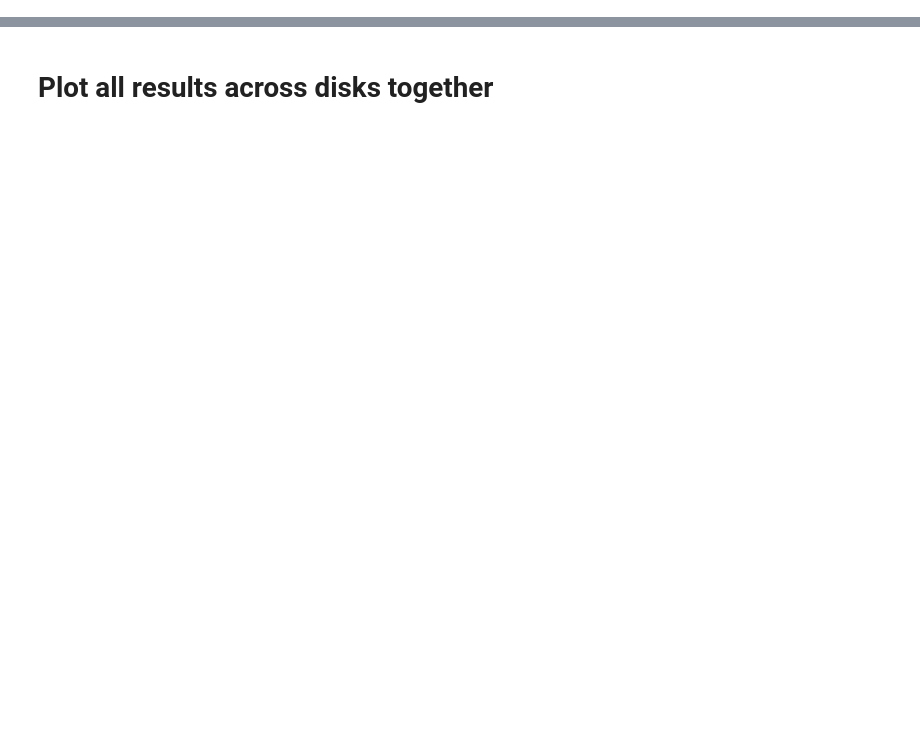
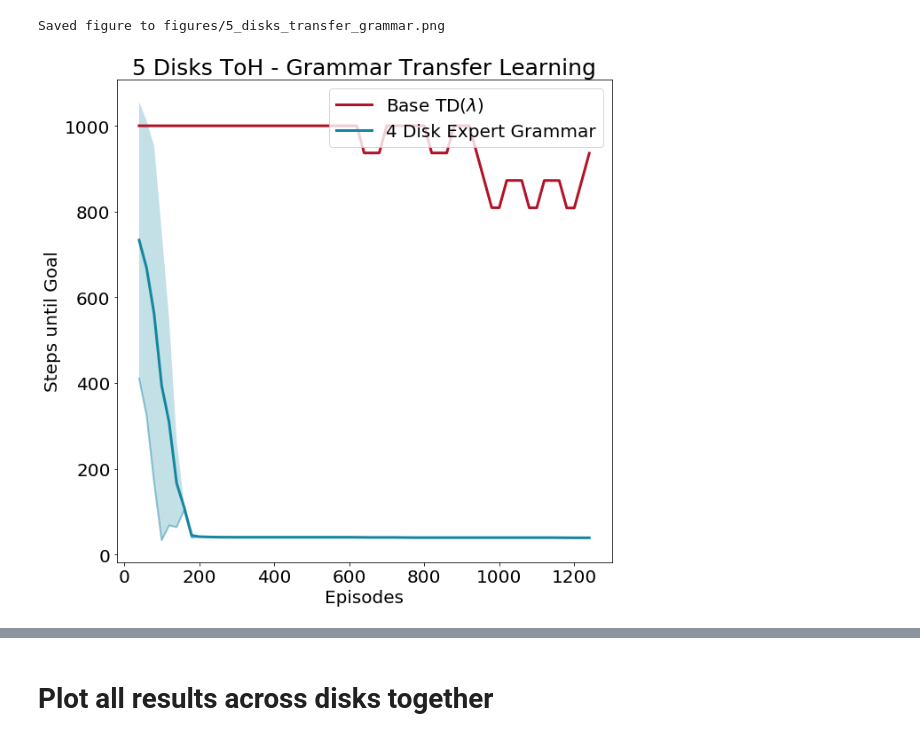
Before and after one commit to RobertTLange/action-grammars-hrl, a Jupyter notebook: visualizations.ipynb, the cells around one changed output, grey strips where cells are left out. Saved outputs shown, nothing was run; the diff lists cells and outputs as text; code cells hidden in the pictures; blank space fills up the shorter version.

```diff
--- a/visualizations.ipynb
+++ b/visualizations.ipynb
@@ -12,7 +15,7 @@ results_dir = "results/"
 
 results_4_q = np.loadtxt(results_dir + "4_disks_q.txt")
 results_5_q = np.loadtxt(results_dir + "5_disks_q.txt")
-# results_6_q = np.loadtxt(results_dir + "6_disks_q.txt")
+results_6_q = np.loadtxt(results_dir + "6_disks_q.txt")
 # results_7_q = np.loadtxt(results_dir + "7_disks_q.txt")
 
 results_4_smdp_imi = np.loadtxt(results_dir + "4_disks_smdp_imi.txt")
@@ -29,9 +50,16 @@ results_5_smdp_online_no_transfer = np.loadtxt(results_dir + "5_disks_smdp_onlin
 # %%
-its_5 = [results_5_q[:, 0], results_5_smdp_imi[:, 0]]
-steps_5 = [results_5_q[:, 1], results_5_smdp_imi[:, 1]]
-sd_steps_5 = [results_5_q[:, 2], results_5_smdp_imi[:, 2]]
+its_5 = [results_5_q[:, 0], results_5_smdp_transfer_4[:, 0]]
+steps_5 = [results_5_q[:, 1], results_5_smdp_transfer_4[:, 1]]
+sd_steps_5 = [results_5_q[:, 2], results_5_smdp_transfer_4[:, 2]]
+
+its_6 = [results_6_q[:, 0], results_6_smdp_transfer_5[:, 0]]
+steps_6 = [results_6_q[:, 1], results_6_smdp_transfer_5[:, 1]]
+sd_steps_6 = [results_6_q[:, 2], results_6_smdp_transfer_5[:, 2]]
 
 plot_learning(its_5, steps_5, sd_steps_5, 3,
-              "5 Disks ToH - Expert Grammar Imitation Learning",
-              label_temp=[r"Base TD($\lambda$)", "Expert Grammar"],
-              save_fname="figures/5_disks_expert_grammar.png")
+              "5 Disks ToH - Grammar Transfer Learning",
+              label_temp=[r"Base TD($\lambda$)", "4 Disk Expert Grammar"],
+              save_fname="figures/5_disks_transfer_grammar.png")
+# %% [output]
+Saved figure to figures/5_disks_transfer_grammar.png
+[figure, added]
```
Also changed, not shown: parts of 6 cells of this notebook, 34 other files.
